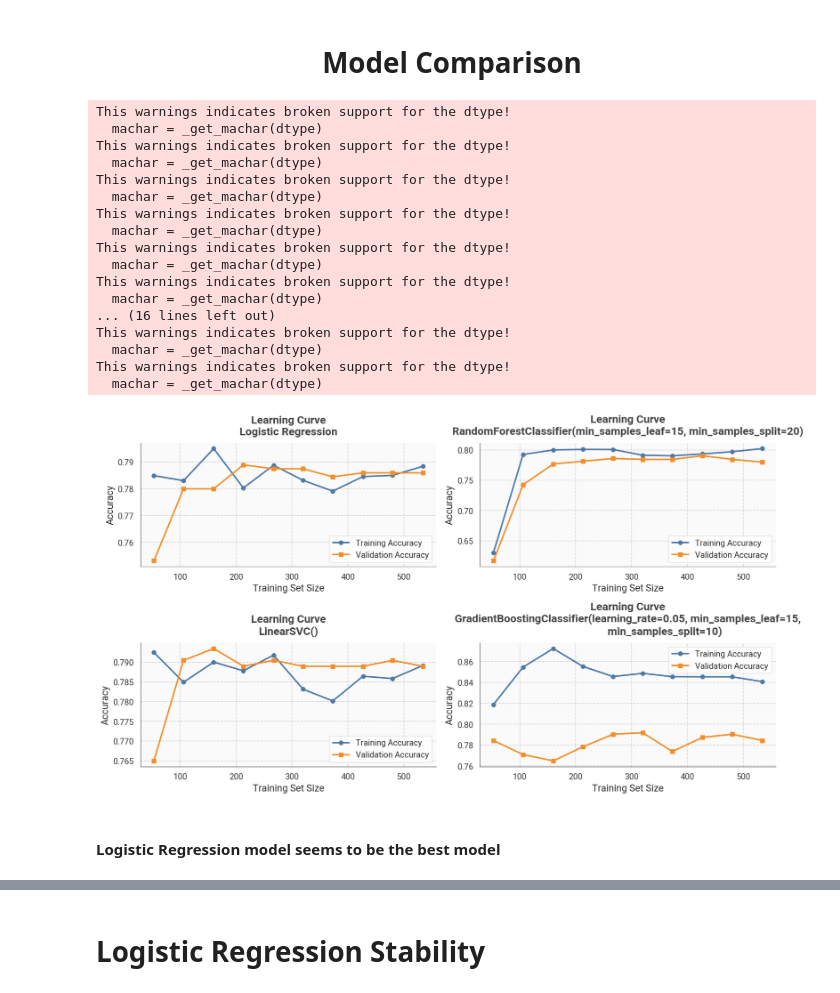
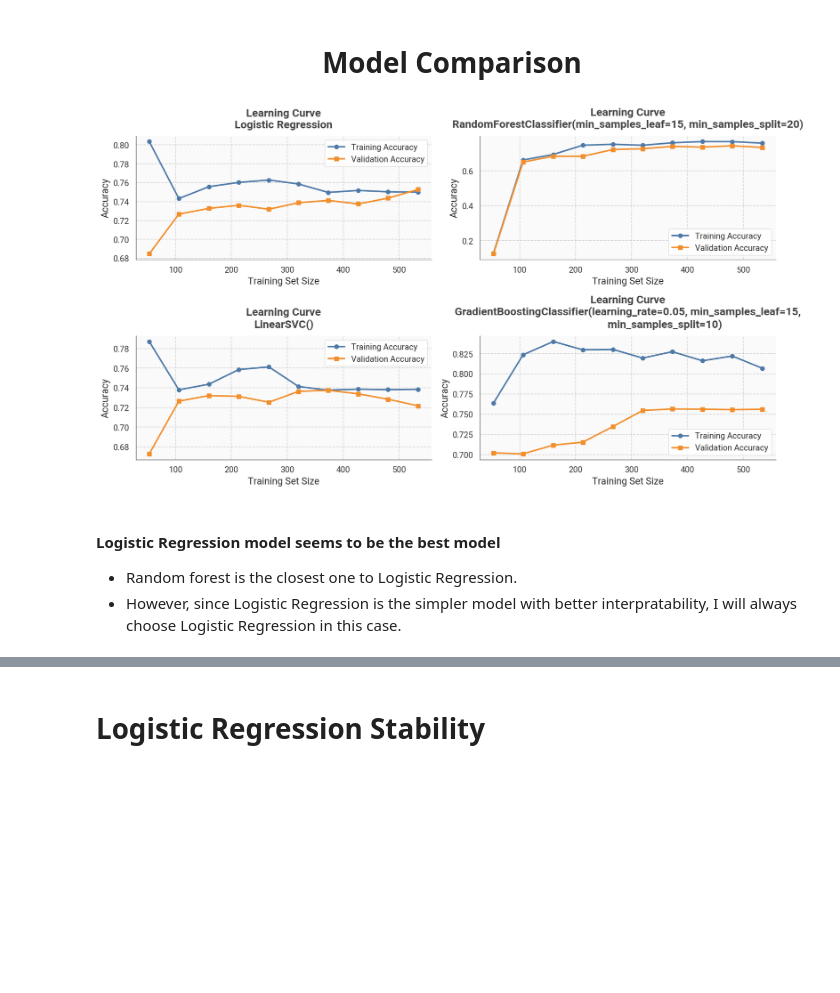
Before and after one commit to MustafaAdam/ml, a Jupyter notebook: datasets/Titanic/notebook.ipynb, the cells around one changed output, grey strips where cells are left out. Saved outputs shown, nothing was run; the diff lists cells and outputs as text; code cells hidden in the pictures; blank space fills up the shorter version.

```diff
--- a/datasets/Titanic/notebook.ipynb
+++ b/datasets/Titanic/notebook.ipynb
@@ -426,21 +452,23 @@ from sklearn.pipeline import Pipeline
 
 preprocessor = ColumnTransformer(
     transformers=[
+        # Transform the Sex feature into 1 if male, 0 if female
         ('encoder1', OneHotEncoder(drop='if_binary', sparse_output=False), ['Sex']),  # drop param doesn't create two columns since Sex is binary
 
+        # Transform the Embarked feature into three columns:
+            # 1. C column
+            # 2. Q column
+            # 3. S column
         ('encoder2', Pipeline([
-            ('imputer', SimpleImputer(strategy='most_frequent')),
-            ('encoder', OneHotEncoder(sparse_output=False)),
+            ('imputer', SimpleImputer(strategy='most_frequent')),  # fill the null values with the most frequent value
+            ('encoder', OneHotEncoder(sparse_output=False)),       # transform it into the 3 columns
         ]), ['Embarked']),
 
+        # fill the missing values of the Age feature with the media value of the Age feature
         ('imputer', SimpleImputer(strategy='median'), ['Age']),
+
+        # Standard scaling on the Fare feature
         ('scaler', StandardScaler(), ['Fare']),
-
     ],
+    remainder='passthrough',
 )
-
-data_copy = data.drop(['Name', 'Cabin', 'Ticket'], axis=1)
-
-data_transformed = preprocessor.fit_transform(data_copy)
-data_transformed = pd.DataFrame(data_transformed, columns=preprocessor.get_feature_names_out()).head()
-data_transformed
@@ -454,3 +475,6 @@ data_transformed
+# %%
+features = data.drop(['Survived', 'Name', 'Cabin', 'Ticket'], axis=1)
+target   = data['Survived']
 # %%
 from sklearn.model_selection import train_test_split
 
@@ -470,7 +490,7 @@ from sklearn.svm import LinearSVC
 
 pipe_lr = Pipeline([
     ('preprocessor', preprocessor),
-    ('model', LogisticRegression(max_iter=1000))
+    ('model', LogisticRegression(max_iter=1000, class_weight='balanced'))
 ])
 
 pipe_rf = Pipeline([
@@ -495,57 +515,42 @@ from my_utils.learnin_curve import plot_learning_curve
 figure, axes = plt.subplots(2, 2, figsize=(14, 8))
 axes = axes.flatten()
 
 training_means, validation_means = plot_learning_curve(pipe_lr, X_train, y_train, cv=5,
-                                                       scoring='accuracy', ax=axes[0], label='Accuracy', model_name='Logistic Regression')
+                                                       scoring='f1', ax=axes[0], label='Accuracy', model_name='Logistic Regression')
 
 
 # print('\n[Logistic Regression]\n')
 # print(f'Training Means:\n{training_means}', '\n')
 # print(f'Validation Means:\n{validation_means}')
 
 training_means, validation_means = plot_learning_curve(pipe_rf, X_train, y_train, cv=5,
-                                                       scoring='accuracy', ax=axes[1], label='Accuracy', model_name=f'{str(pipe_rf['model'])}')
+                                                       scoring='f1', ax=axes[1], label='Accuracy', model_name=f'{str(pipe_rf['model'])}')
 
 # print('\n[Random Forest]\n')
 # print(f'Training Means :\n{training_means}', '\n')
 # print(f'Validation Means:\n{validation_means}')
 
 
 training_means, validation_means = plot_learning_curve(pipe_svc, X_train, y_train, cv=5,
-                                                       scoring='accuracy', ax=axes[2], label='Accuracy', model_name=f'{str(pipe_svc['model'])}')
+                                                       scoring='f1', ax=axes[2], label='Accuracy', model_name=f'{str(pipe_svc['model'])}')
 
 # print('\n[Support Vector Classifier]\n')
 # print(f'Training Means :\n{training_means}', '\n')
 # print(f'Validation Means:\n{validation_means}')
 
 
 training_means, validation_means = plot_learning_curve(pipe_grad_boost, X_train, y_train, cv=5,
-                                                       scoring='accuracy', ax=axes[3], label='Accuracy', model_name=f'{pipe_grad_boost['model'].__str__()}')
+                                                       scoring='f1', ax=axes[3], label='Accuracy', model_name=f'{pipe_grad_boost['model'].__str__()}')
 
 # print('\n[Gradient Boosting Classifier]\n')
 # print(f'Training Means :\n{training_means}', '\n')
 # print(f'Validation Means:\n{validation_means}')
 # %% [output]
-This warnings indicates broken support for the dtype!
-  machar = _get_machar(dtype)
-This warnings indicates broken support for the dtype!
-  machar = _get_machar(dtype)
-This warnings indicates broken support for the dtype!
-  machar = _get_machar(dtype)
-This warnings indicates broken support for the dtype!
-  machar = _get_machar(dtype)
-This warnings indicates broken support for the dtype!
-  machar = _get_machar(dtype)
-This warnings indicates broken support for the dtype!
-  machar = _get_machar(dtype)
-... (16 lines left out)
-This warnings indicates broken support for the dtype!
-  machar = _get_machar(dtype)
-This warnings indicates broken support for the dtype!
-  machar = _get_machar(dtype)
-[figure, old version]
+[figure, new version]
 # %% [markdown]
-#### Logistic Regression model seems to be the best model
+####  Logistic Regression model seems to be the best model
+* Random forest is the closest one to Logistic Regression.
+* However, since Logistic Regression is the simpler model with better interpratability, I will always choose Logistic Regression in this case.
 # %%
 pipe_lr.fit(X_train, y_train)
 lr_predictions = pipe_lr.predict(X_test)
```
Also changed, not shown: parts of 23 cells of this notebook.
